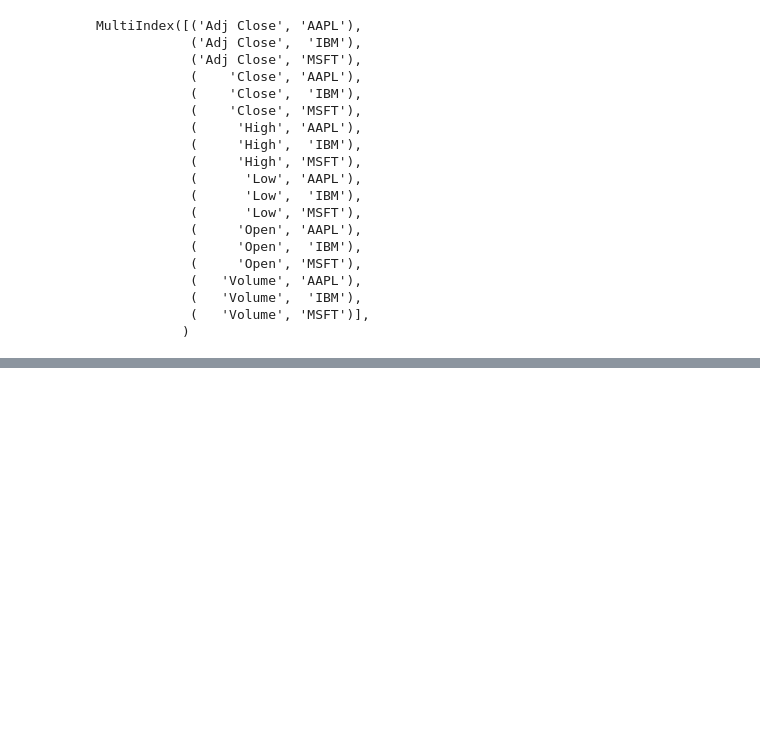
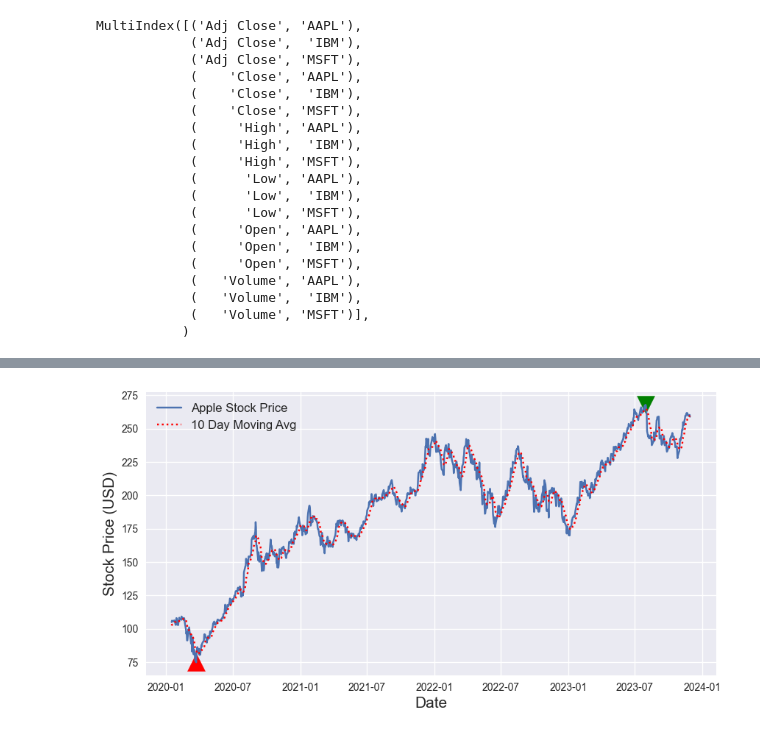
Before and after one commit to akshayyewle/Marketing-Analytics, a Jupyter notebook: 05 Yahoo Finance Tutorial/Python Code - 29 Nov 2023.ipynb, the cells around one changed output, grey strips where cells are left out. Saved outputs shown, nothing was run; the diff lists cells and outputs as text; code cells hidden in the pictures; blank space fills up the shorter version.

```diff
--- a/05 Yahoo Finance Tutorial/Python Code - 29 Nov 2023.ipynb
+++ b/05 Yahoo Finance Tutorial/Python Code - 29 Nov 2023.ipynb
@@ -851,0 +875,3 @@ MyStocks_Tech_Data_CP = MyStocks_Tech_Data.loc[:,'Adj Close']
+# %%
+Apple_Stock_Price = MyStocks_Tech_Data_CP_Norm.loc[:,['AAPL']].copy()
+Apple_Stock_Price.head()
@@ -851,0 +888,4 @@ MyStocks_Tech_Data_CP = MyStocks_Tech_Data.loc[:,'Adj Close']
+# %%
+Apple_Stock_Price['Moving_Avg'] = Apple_Stock_Price.rolling(10).mean()
+Apple_Stock_Price = Apple_Stock_Price[10:]
+Apple_Stock_Price
@@ -851,0 +907,4 @@ MyStocks_Tech_Data_CP = MyStocks_Tech_Data.loc[:,'Adj Close']
+# %%
+# Max Price
+Apple_Stock_Price_Max = Apple_Stock_Price[Apple_Stock_Price['AAPL'] == Apple_Stock_Price['AAPL'].max()]['AAPL']
+Apple_Stock_Price_Max
@@ -851,0 +915,4 @@ MyStocks_Tech_Data_CP = MyStocks_Tech_Data.loc[:,'Adj Close']
+# %%
+# Min Price
+Apple_Stock_Price_Min = Apple_Stock_Price[Apple_Stock_Price['AAPL'] == Apple_Stock_Price['AAPL'].min()]['AAPL']
+Apple_Stock_Price_Min
@@ -851,0 +936,18 @@ MyStocks_Tech_Data_CP = MyStocks_Tech_Data.loc[:,'Adj Close']
+# %%
+plt.figure(figsize=(10,5))
+plt.style.use('seaborn-v0_8')
+plt.plot(Apple_Stock_Price.index,Apple_Stock_Price['AAPL'],label='Apple Stock Price')
+plt.plot(Apple_Stock_Price.index,Apple_Stock_Price['Moving_Avg'],linestyle=':',color='red',label='10 Day Moving Avg')
+plt.legend(fontsize=12)
+plt.xlabel('Date',fontsize=15)
+plt.ylabel('Stock Price (USD)',fontsize=15)
+plt.xticks(fontsize=10)
+plt.yticks(fontsize=10)
+
+# Add Marker For Max & Min Price
+plt.scatter(Apple_Stock_Price_Max.index,Apple_Stock_Price_Max.values,s=300,c='green',marker='v')
+plt.scatter(Apple_Stock_Price_Min.index,Apple_Stock_Price_Min.values,s=300,c='red',marker='^')
+
+plt.show()
+# %% [output]
+[figure, added]
```
Also changed, not shown: parts of 37 cells of this notebook.
